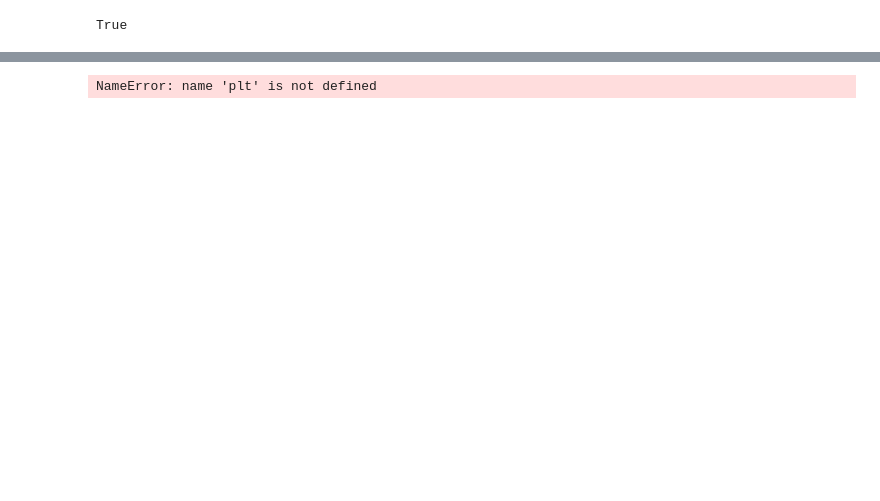
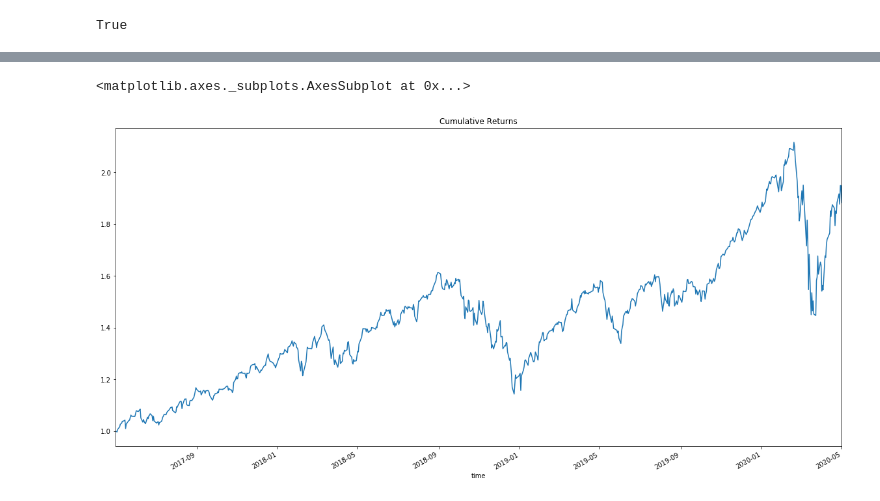
Before and after one commit to GCoeder/PortfolioManagement, a Jupyter notebook: project_code.ipynb, the cells around one changed output, grey strips where cells are left out. Cells and saved outputs as stored; diff of their text form; code cells hidden in the pictures; blank space fills up the shorter version.

```diff
--- a/project_code.ipynb
+++ b/project_code.ipynb
@@ -137,5 +96,6 @@ Length: 756, dtype: float64
 # %%
 #plot portfolio returns
-cum.plot(figsize=(20, 10), title="Cumulative Returns")
+cumprod_port.plot(figsize=(20, 10), title="Cumulative Returns")
 # %% [output]
-NameError: name 'plt' is not defined
+<matplotlib.axes._subplots.AxesSubplot at 0x...>
+[figure, added]
```
Also changed, not shown: parts of 11 cells of this notebook.
